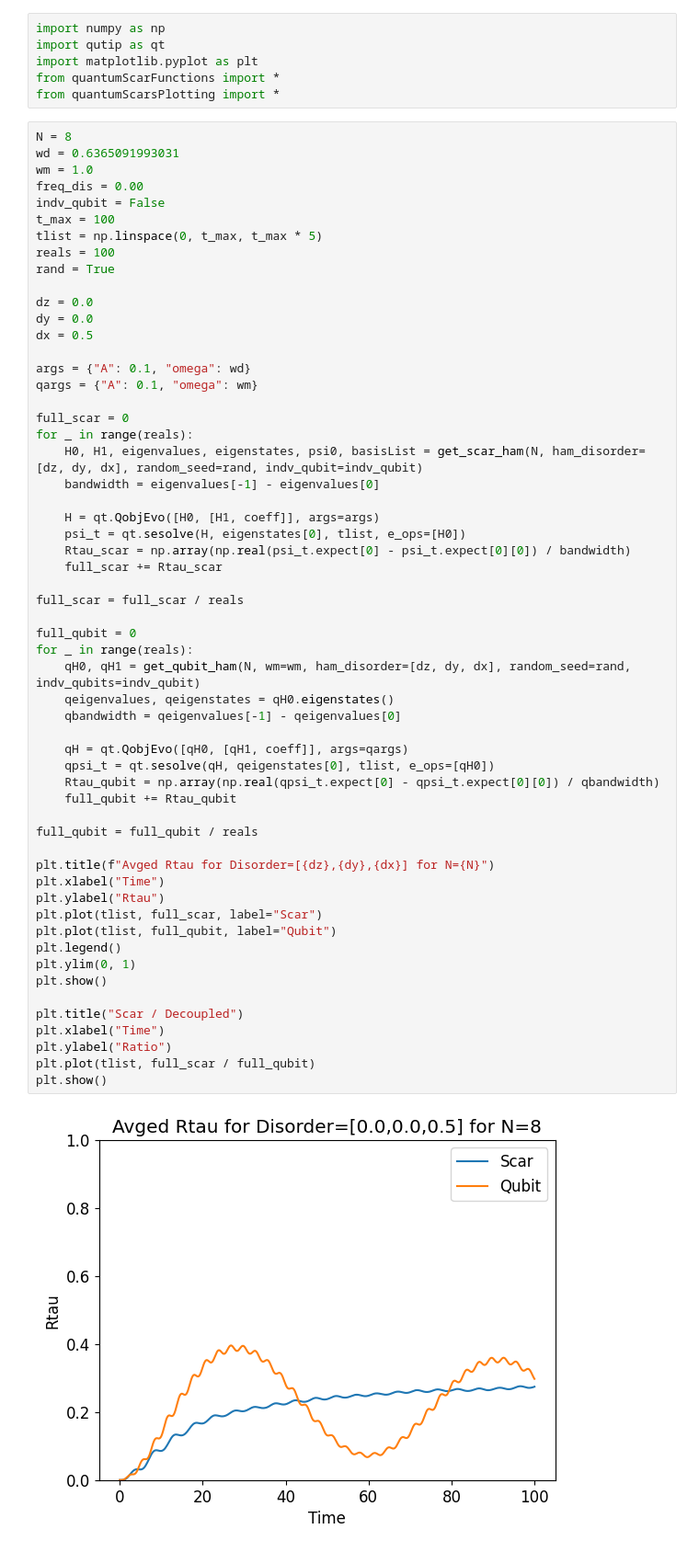
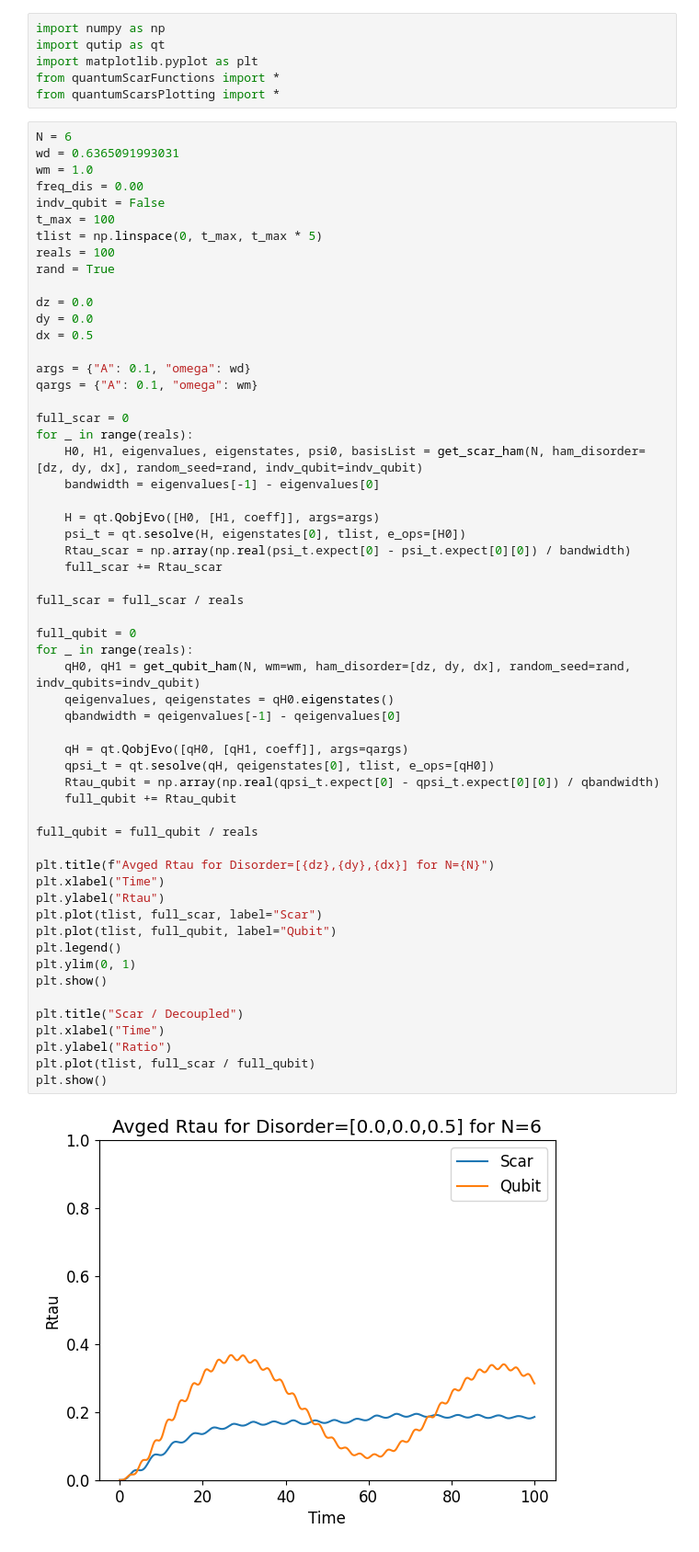
Before and after one commit to Idden/Quantum-Internship, a Jupyter notebook: Quantum_Batteries_Scars/disorder_tests/not_so_incredible_plot.ipynb, the cells around one changed output. Shown at 92% size. Drawn from its saved outputs; the diff is of its cells as text.

```diff
--- a/Quantum_Batteries_Scars/disorder_tests/not_so_incredible_plot.ipynb
+++ b/Quantum_Batteries_Scars/disorder_tests/not_so_incredible_plot.ipynb
@@ -5,7 +5,7 @@ import matplotlib.pyplot as plt
 from quantumScarFunctions import *
 from quantumScarsPlotting import *
 # %%
-N = 8
+N = 6
 wd = 0.6365091993031
 wm = 1.0
 freq_dis = 0.00
@@ -35,31 +35,31 @@ for _ in range(reals):
 full_scar = full_scar / reals
 
 full_qubit = 0
 for _ in range(reals):
     qH0, qH1 = get_qubit_ham(N, wm=wm, ham_disorder=[dz, dy, dx], random_seed=rand, indv_qubits=indv_qubit)
     qeigenvalues, qeigenstates = qH0.eigenstates()
     qbandwidth = qeigenvalues[-1] - qeigenvalues[0]
 
     qH = qt.QobjEvo([qH0, [qH1, coeff]], args=qargs)
     qpsi_t = qt.sesolve(qH, qeigenstates[0], tlist, e_ops=[qH0])
     Rtau_qubit = np.array(np.real(qpsi_t.expect[0] - qpsi_t.expect[0][0]) / qbandwidth)
     full_qubit += Rtau_qubit
 
 full_qubit = full_qubit / reals
 
 plt.title(f"Avged Rtau for Disorder=[{dz},{dy},{dx}] for N={N}")
 plt.xlabel("Time")
 plt.ylabel("Rtau")
 plt.plot(tlist, full_scar, label="Scar")
 plt.plot(tlist, full_qubit, label="Qubit")
 plt.legend()
 plt.ylim(0, 1)
 plt.show()
 
 plt.title("Scar / Decoupled")
 plt.xlabel("Time")
 plt.ylabel("Ratio")
 plt.plot(tlist, full_scar / full_qubit)
 plt.show()
 # %% [output]
-[figure, old version]
+[figure, new version]
```
Also changed, not shown: parts of 3 cells of this notebook, 5 other files.
